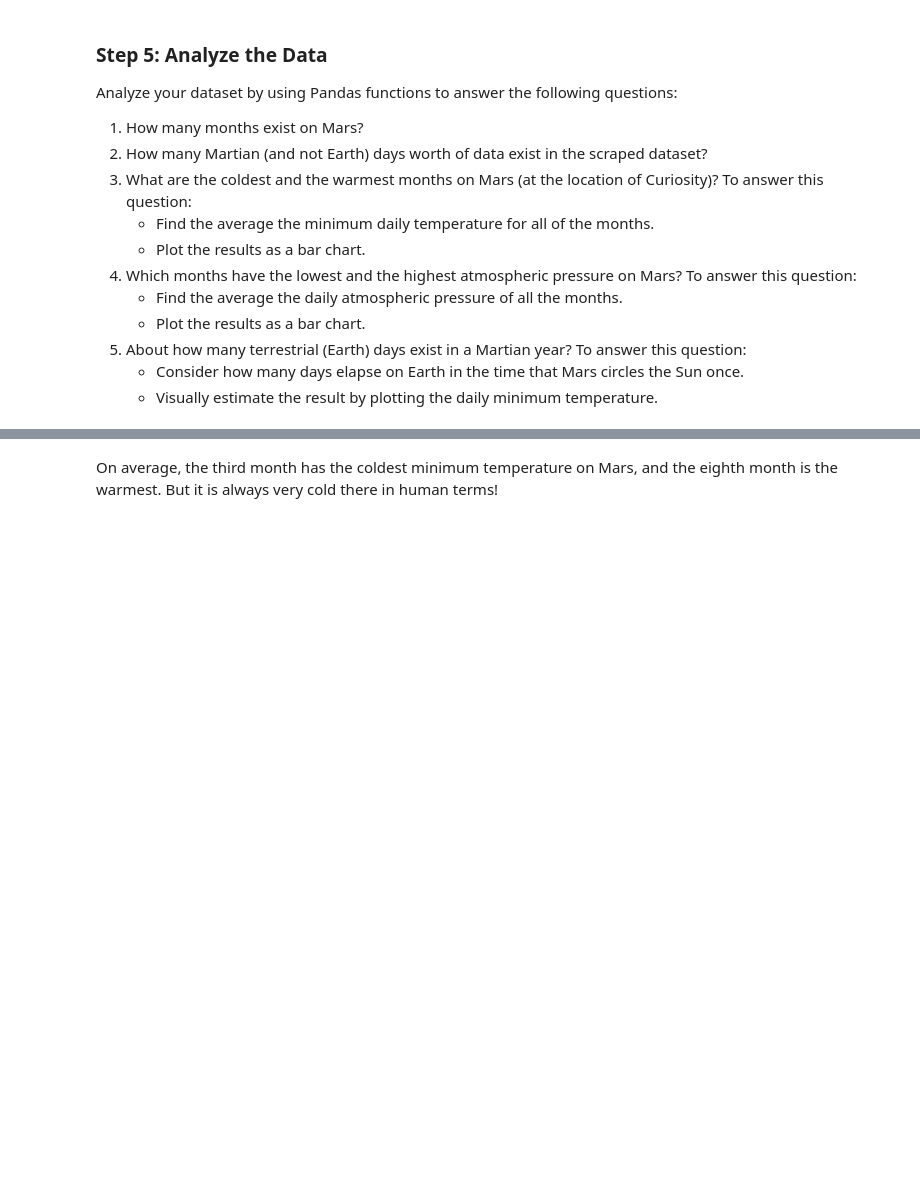
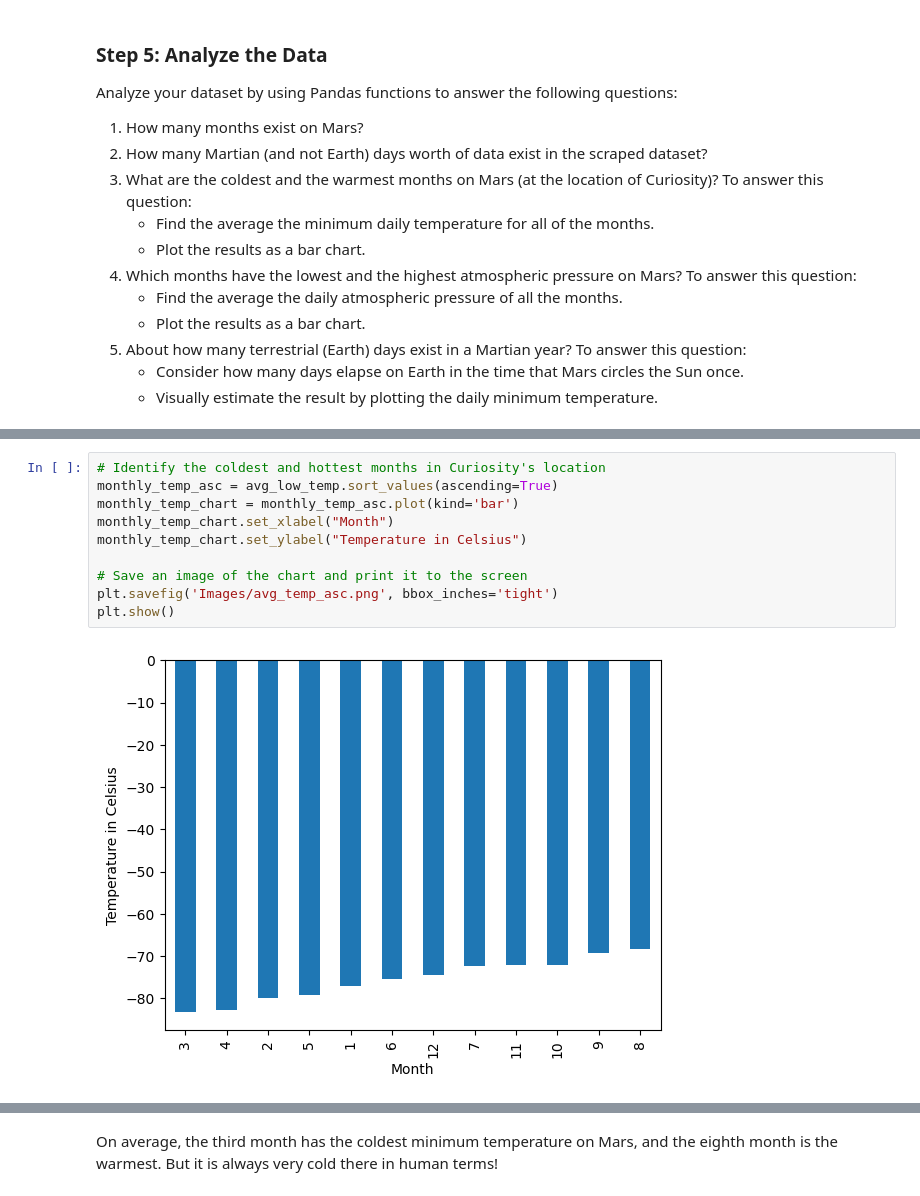
Before and after one commit to andrewdhawthorne/Module-11-Data_Collection-Challenge, a Jupyter notebook: Mission_to_Mars/part_2_mars_weather.ipynb, the cells around one changed output, grey strips where cells are left out. Drawn from its saved outputs; the diff is of its cells as text; blank space fills up the shorter version.

```diff
--- a/Mission_to_Mars/part_2_mars_weather.ipynb
+++ b/Mission_to_Mars/part_2_mars_weather.ipynb
@@ -177,2 +214,14 @@ Name: min_temp, dtype: float64
+# %%
+# Identify the coldest and hottest months in Curiosity's location
+monthly_temp_asc = avg_low_temp.sort_values(ascending=True)
+monthly_temp_chart = monthly_temp_asc.plot(kind='bar')
+monthly_temp_chart.set_xlabel("Month")
+monthly_temp_chart.set_ylabel("Temperature in Celsius")
+
+# Save an image of the chart and print it to the screen
+plt.savefig('Images/avg_temp_asc.png', bbox_inches='tight')
+plt.show()
+# %% [output]
+[figure, added]
 # %%
 # 4. Average pressure by Martian month
```
Also changed, not shown: parts of 24 cells of this notebook, 5 other files.
